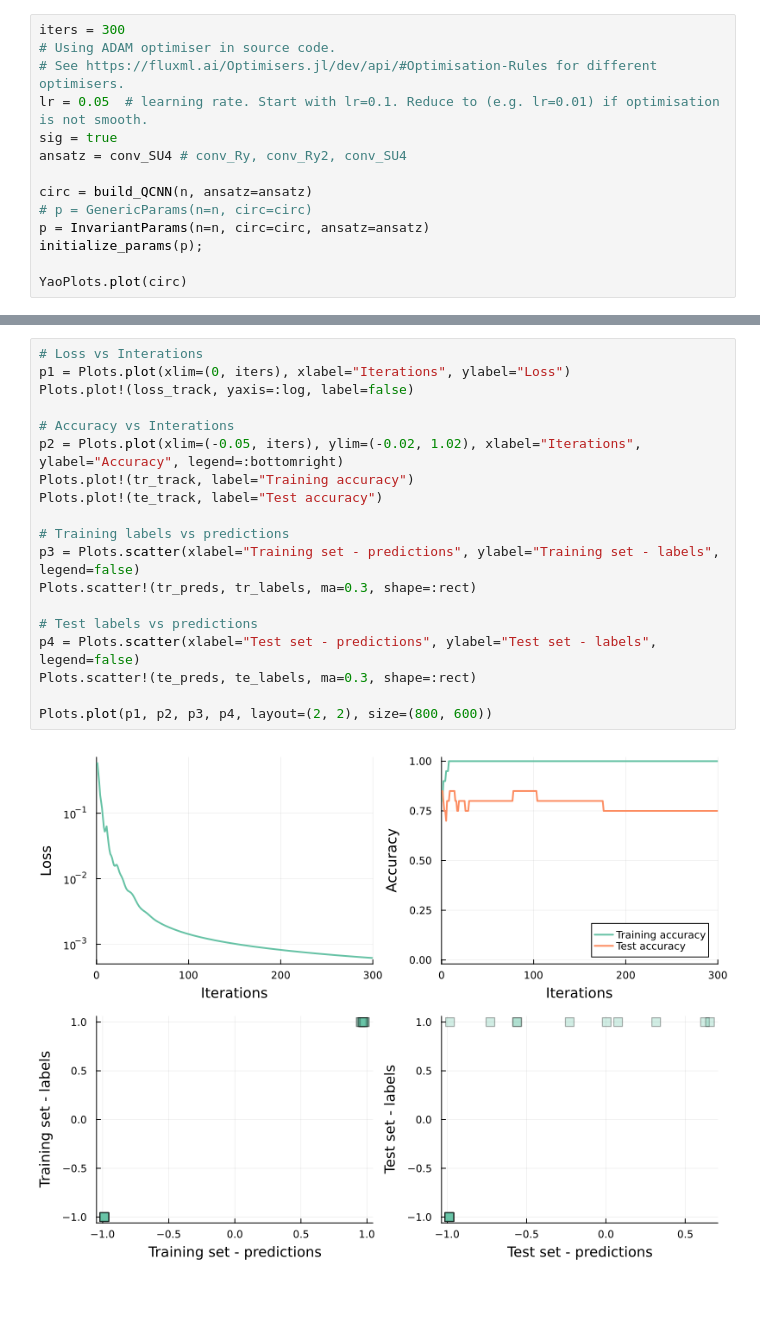
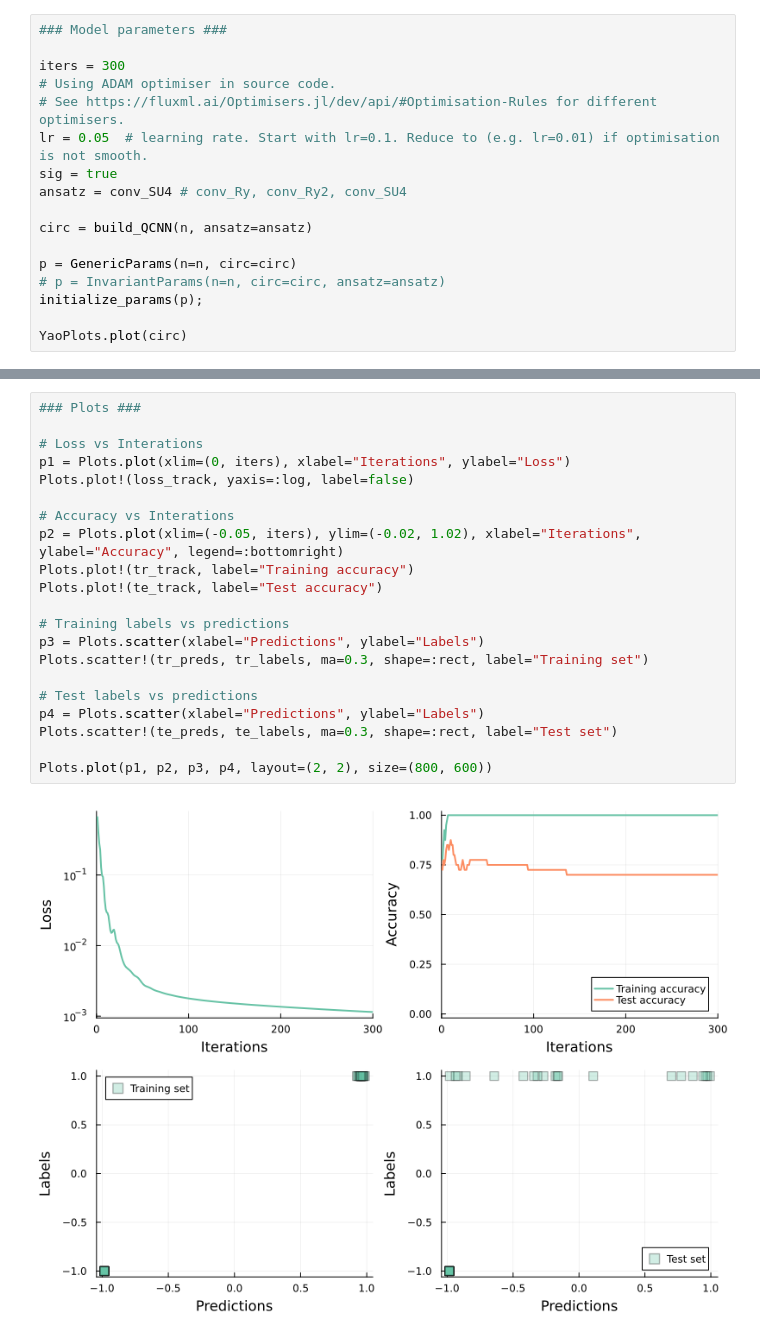
Before and after one commit to Qu-DOS/QuantumPrimer.jl, a Jupyter notebook: notebooks/QCNN_mwe.ipynb, the cells around one changed output, grey strips where cells are left out. Saved outputs shown, nothing was run; the diff lists cells and outputs as text; blank space fills up the shorter version.

```diff
--- a/notebooks/QCNN_mwe.ipynb
+++ b/notebooks/QCNN_mwe.ipynb
@@ -35,4 +79,6 @@ d2 = Data(te_states, te_labels);
 # %%
+### Model parameters ###
+
 iters = 300
 # Using ADAM optimiser in source code.
 # See https://fluxml.ai/Optimisers.jl/dev/api/#Optimisation-Rules for different optimisers.
@@ -41,8 +87,9 @@ sig = true
 ansatz = conv_SU4 # conv_Ry, conv_Ry2, conv_SU4
 
 circ = build_QCNN(n, ansatz=ansatz)
-# p = GenericParams(n=n, circ=circ)
-p = InvariantParams(n=n, circ=circ, ansatz=ansatz)
+
+p = GenericParams(n=n, circ=circ)
+# p = InvariantParams(n=n, circ=circ, ansatz=ansatz)
 initialize_params(p);
 
 YaoPlots.plot(circ)
@@ -57,21 +105,23 @@ Final: loss = 0.0006148464044150679,tr_acc = 1.0, te_acc = 0.75
 # %%
+### Plots ###
+
 # Loss vs Interations
 p1 = Plots.plot(xlim=(0, iters), xlabel="Iterations", ylabel="Loss")
 Plots.plot!(loss_track, yaxis=:log, label=false)
 
 # Accuracy vs Interations
 p2 = Plots.plot(xlim=(-0.05, iters), ylim=(-0.02, 1.02), xlabel="Iterations", ylabel="Accuracy", legend=:bottomright)
 Plots.plot!(tr_track, label="Training accuracy")
 Plots.plot!(te_track, label="Test accuracy")
 
 # Training labels vs predictions
-p3 = Plots.scatter(xlabel="Training set - predictions", ylabel="Training set - labels", legend=false)
-Plots.scatter!(tr_preds, tr_labels, ma=0.3, shape=:rect)
+p3 = Plots.scatter(xlabel="Predictions", ylabel="Labels")
+Plots.scatter!(tr_preds, tr_labels, ma=0.3, shape=:rect, label="Training set")
 
 # Test labels vs predictions
-p4 = Plots.scatter(xlabel="Test set - predictions", ylabel="Test set - labels", legend=false)
-Plots.scatter!(te_preds, te_labels, ma=0.3, shape=:rect)
+p4 = Plots.scatter(xlabel="Predictions", ylabel="Labels")
+Plots.scatter!(te_preds, te_labels, ma=0.3, shape=:rect, label="Test set")
 
 Plots.plot(p1, p2, p3, p4, layout=(2, 2), size=(800, 600))
 # %% [output]
-[figure, old version]
+[figure, new version]
```
Also changed, not shown: parts of 4 cells of this notebook.
